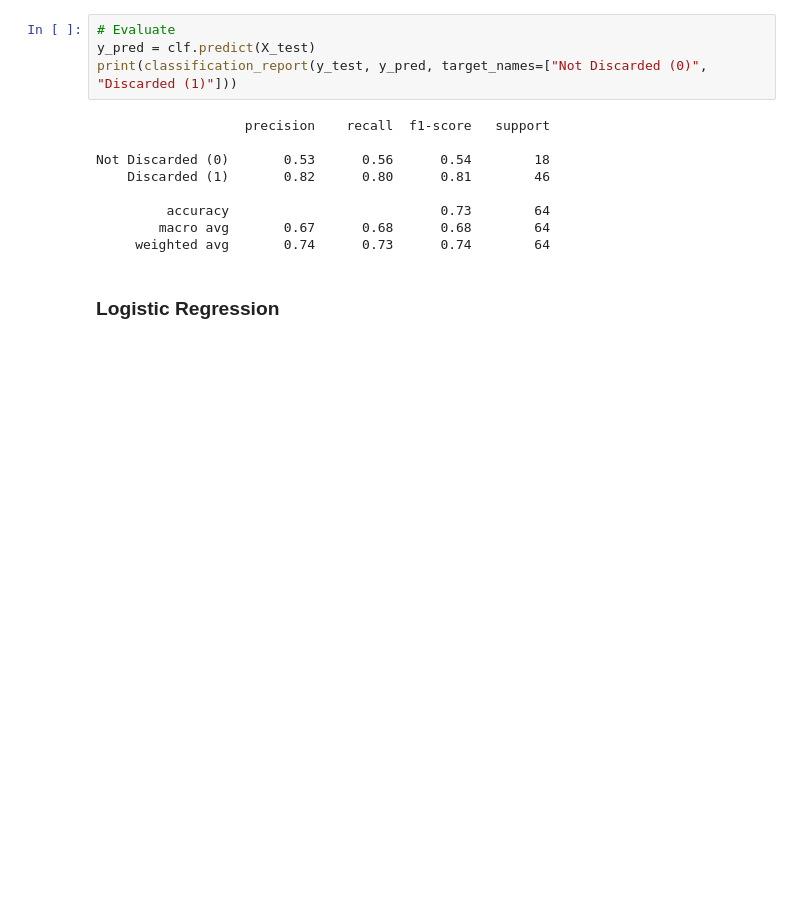
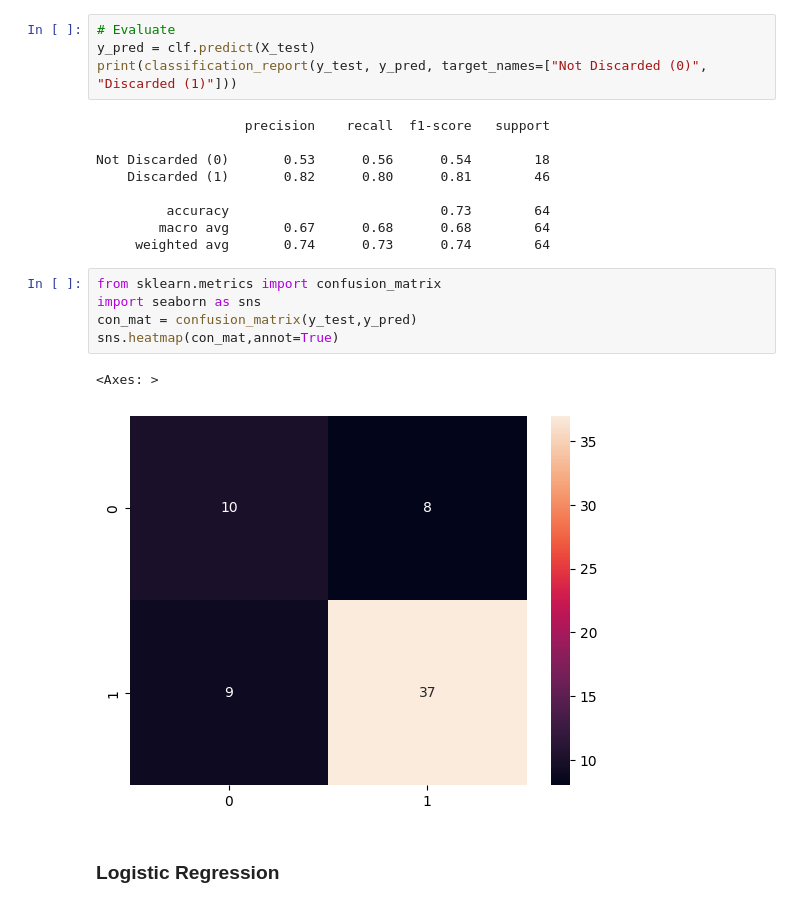
Before and after one commit to Nikhitha-N/protein_spectrometry_data, a Jupyter notebook: Binary_classification.ipynb, the cells around one changed output. Saved outputs shown, nothing was run; the diff lists cells and outputs as text; blank space fills up the shorter version.

Commit message:
confusion matrix implementation

```diff
--- a/Binary_classification.ipynb
+++ b/Binary_classification.ipynb
@@ -148,6 +148,14 @@ Not Discarded (0)       0.53      0.56      0.54        18
          accuracy                           0.73        64
         macro avg       0.67      0.68      0.68        64
      weighted avg       0.74      0.73      0.74        64
+# %%
+from sklearn.metrics import confusion_matrix
+import seaborn as sns
+con_mat = confusion_matrix(y_test,y_pred)
+sns.heatmap(con_mat,annot=True)
+# %% [output]
+<Axes: >
+[figure, added]
 # %% [markdown]
 ### Logistic Regression
 # %%
```
Also changed, not shown: parts of 8 cells of this notebook.
